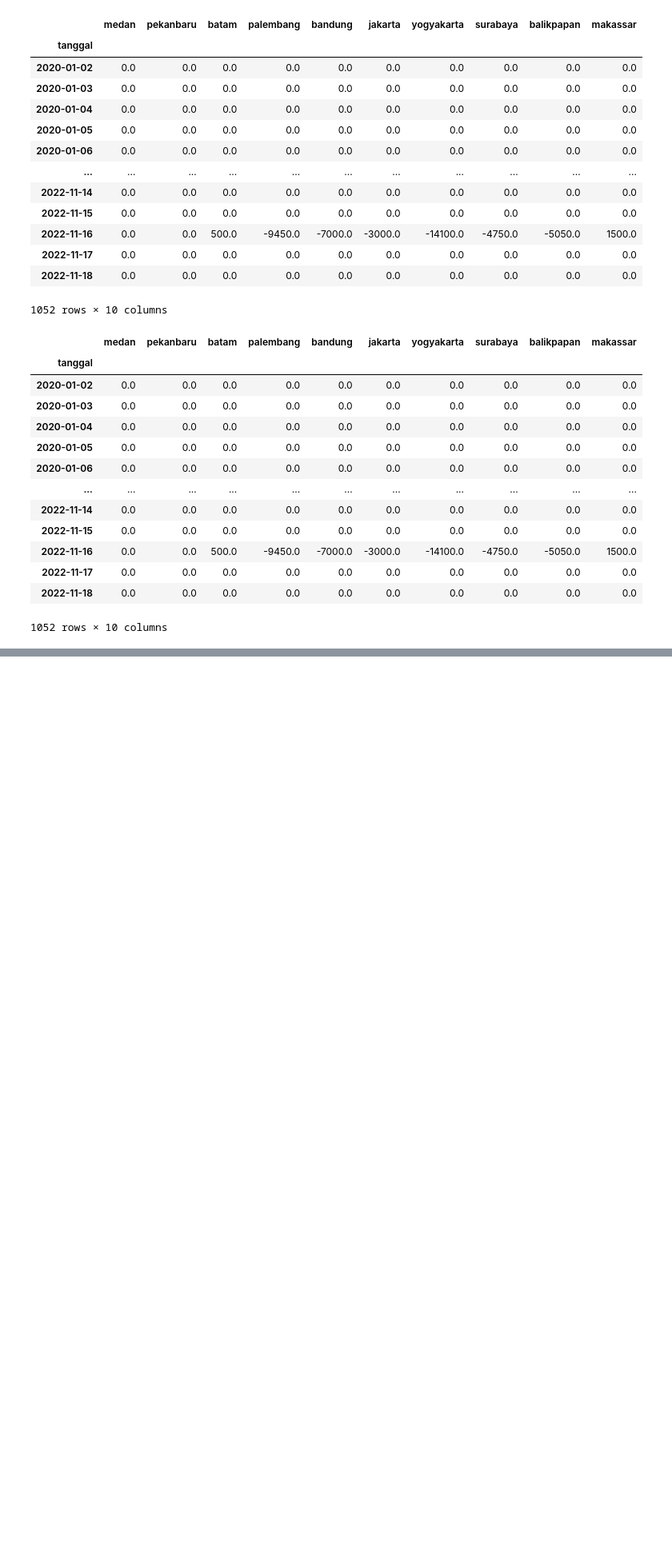
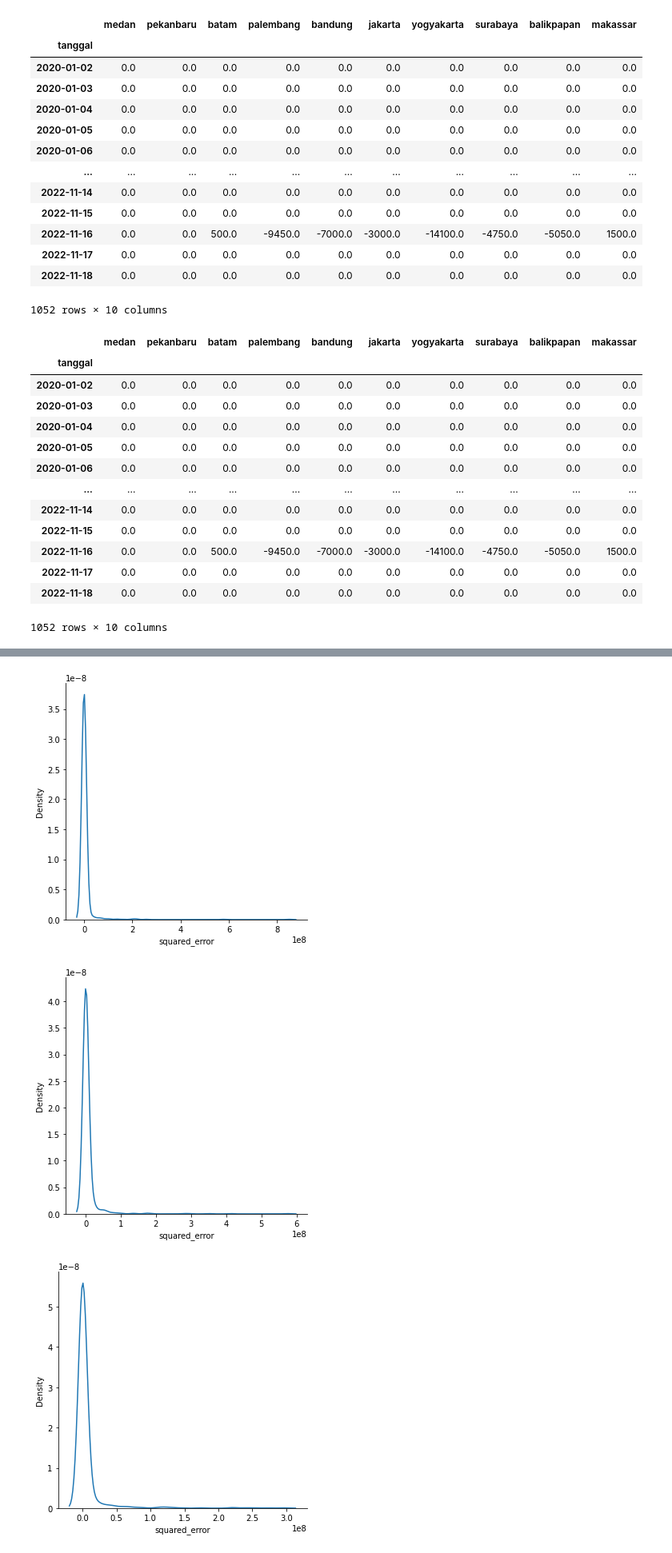
Before and after one commit to fakhrirobi/Anomaly_Detection_Cabe_Merah, a Jupyter notebook: Anomaly_Detection.ipynb, the cells around one changed output, grey strips where cells are left out. Shown at 80% size. Cells and saved outputs as stored; diff of their text form; code cells hidden in the pictures; blank space fills up the shorter version.

```diff
--- a/Anomaly_Detection.ipynb
+++ b/Anomaly_Detection.ipynb
@@ -271,9 +271,11 @@ data_diffed
 | 2022-11-18 | 0.0 | 0.0 | 0.0 | 0.0 | 0.0 | 0.0 | 0.0 | 0.0 | 0.0 | 0.0 |
 1052 rows × 10 columns
 # %%
-def compute_resid(y_true, y_hat):
+def compute_resid(y_true, y_hat, ds):
     # create empty dataframe to contain squared error of requested city
     error_container = pd.DataFrame()
+    error_container["ds"] = ds
+    error_container["ytrue"] = y_true
     error_container["residual"] = y_true - y_hat
     error_container["squared_error"] = (y_true - y_hat) ** 2
     return error_container
@@ -290,7 +292,9 @@ for city in CITIES:
     # fit the model
     m.fit(parsed_df)
     forecast_ = m.predict(parsed_df)
-    resid = compute_resid(y_true=parsed_df["y"].values, y_hat=forecast_["yhat"])
+    resid = compute_resid(
+        y_true=parsed_df["y"].values, y_hat=forecast_["yhat"], ds=parsed_df.ds
+    )
     cities_dictionary[city] = [m, forecast_, resid]
 # %% [output]
 INFO:prophet:Disabling daily seasonality. Run prophet with daily_seasonality=True to override this.
@@ -390,24 +394,3 @@ fig.show()
 [interactive output not drawn]
 # %%
 # Isolation Forest
-# %%
-fig = make_subplots(rows=10, cols=1)
-for idx, city in enumerate(CITIES):
-
-    resid = cities_dictionary.get(city)[2]
-    fig.add_trace(
-        go.Scatter(
-            y=resid["residual"], x=data_diffed.index, mode="markers", name=f"{city}"
-        ),
-        row=idx + 1,
-        col=1,
-    )
-
-    fig.update_layout(
-        width=1000,
-        height=2000,
-        margin=dict(l=0, r=0, t=0, b=0),
-        paper_bgcolor="#ffffff",
-        title="Residual From Different Cities",
-    )
-fig.show()
@@ -415,0 +400,12 @@ fig.show()
+# %%
+# fig = make_subplots(rows=10, cols=1)
+for idx, city in enumerate(CITIES):
+
+    resid = cities_dictionary.get(city)[2]
+    sns.displot(resid["squared_error"], kind="kde")
+
+# fig.show()
+# %% [output]
+[figure, added]
+[figure, added]
+[figure, added]
```
Also changed, not shown: parts of 26 cells of this notebook.
